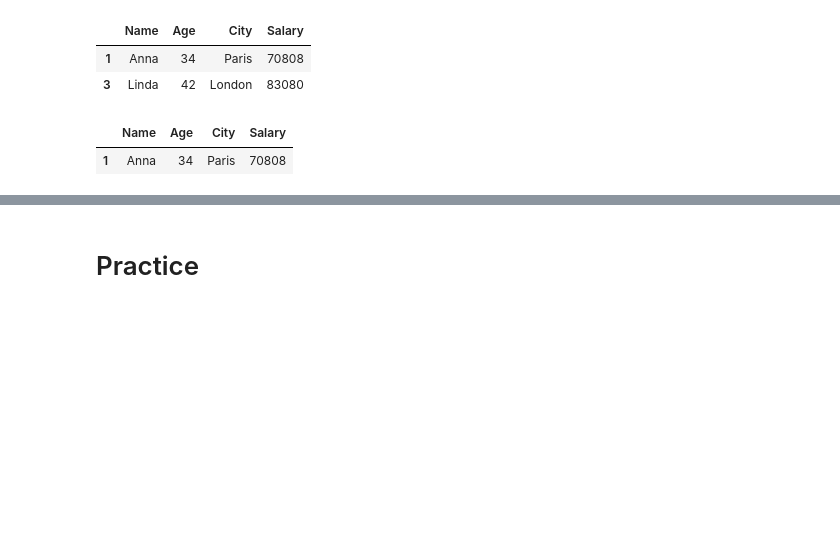
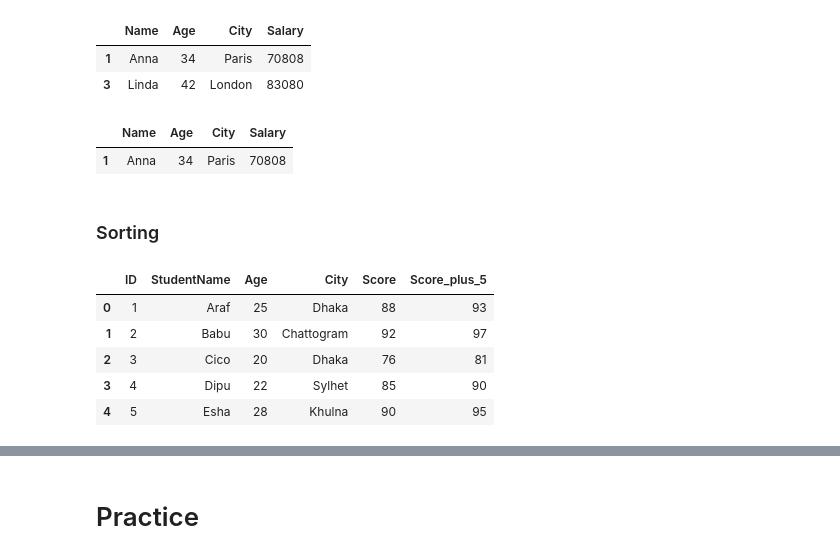
Before and after one commit to arFaisal043/Learn-Python, a Jupyter notebook: LEARN-PANDAS/DataFrame.ipynb, the cells around one changed output, grey strips where cells are left out. Drawn from its saved outputs; the diff is of its cells as text; code cells hidden in the pictures; blank space fills up the shorter version.

```diff
--- a/LEARN-PANDAS/DataFrame.ipynb
+++ b/LEARN-PANDAS/DataFrame.ipynb
@@ -230,3 +230,22 @@ df[(df["Age"] > 30) & (df["City"] == "Paris")]
 # %% [output]
 |  | Name | Age | City | Salary |
 | 1 | Anna | 34 | Paris | 70808 |
+# %% [markdown]
+### Sorting
+# %%
+df = pd.DataFrame({
+    "ID": [1, 2, 3, 4, 5],
+    "StudentName": ["Araf", "Babu", "Cico", "Dipu", "Esha"],
+    "Age": [25, 30, 20, 22, 28],
+    "City": ["Dhaka", "Chattogram", "Dhaka", "Sylhet", "Khulna"],
+    "Score": [88, 92, 76, 85, 90],
+    "Score_plus_5": [93, 97, 81, 90, 95]
+})
+df
+# %% [output]
+|  | ID | StudentName | Age | City | Score | Score_plus_5 |
+| 0 | 1 | Araf | 25 | Dhaka | 88 | 93 |
+| 1 | 2 | Babu | 30 | Chattogram | 92 | 97 |
+| 2 | 3 | Cico | 20 | Dhaka | 76 | 81 |
+| 3 | 4 | Dipu | 22 | Sylhet | 85 | 90 |
+| 4 | 5 | Esha | 28 | Khulna | 90 | 95 |
```
Also changed, not shown: parts of 2 cells of this notebook, 4 other files.
